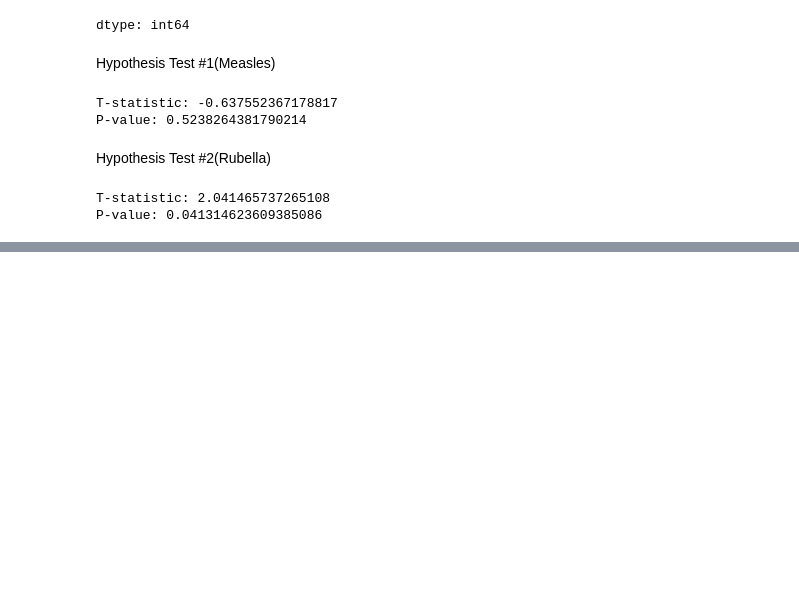
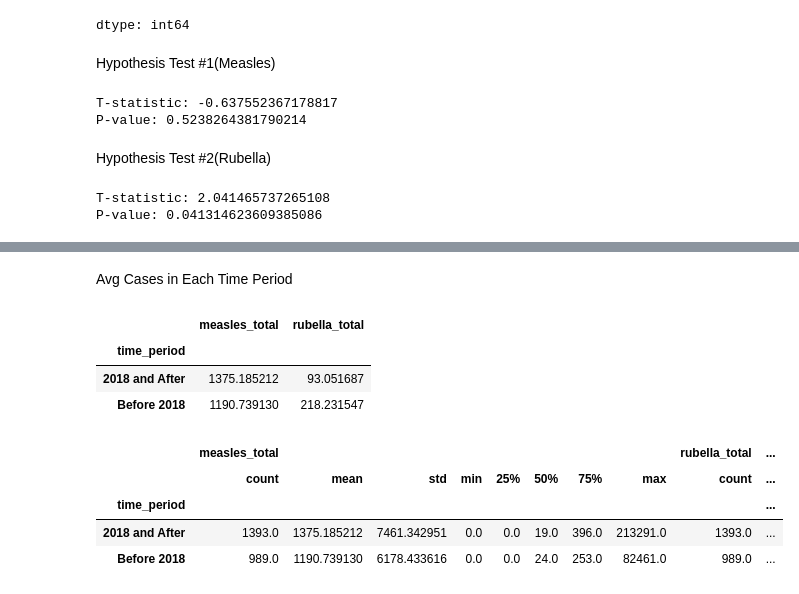
Before and after one commit to menemisan204-arch/DSRP-Measeles, a Jupyter notebook: DSRP_HealthCare_MisanMene.ipynb, the cells around one changed output, grey strips where cells are left out. Saved outputs shown, nothing was run; the diff lists cells and outputs as text; code cells hidden in the pictures; blank space fills up the shorter version.

```diff
--- a/DSRP_HealthCare_MisanMene.ipynb
+++ b/DSRP_HealthCare_MisanMene.ipynb
@@ -615,0 +626,17 @@ P-value: 0.041314623609385086
+# %% [markdown]
+Avg Cases in Each Time Period
+# %%
+cases_year.groupby("time_period")[["measles_total", "rubella_total"]].mean()
+# %% [output]
+|  | measles_total | rubella_total |
+| time_period |  |  |
+| 2018 and After | 1375.185212 | 93.051687 |
+| Before 2018 | 1190.739130 | 218.231547 |
+# %%
+cases_year.groupby("time_period")[["measles_total", "rubella_total"]].describe()
+# %% [output]
+|  | measles_total |  |  |  |  |  |  |  | rubella_total | ... |
+|  | count | mean | std | min | 25% | 50% | 75% | max | count | ... |
+| time_period |  |  |  |  |  |  |  |  |  | ... |
+| 2018 and After | 1393.0 | 1375.185212 | 7461.342951 | 0.0 | 0.0 | 19.0 | 396.0 | 213291.0 | 1393.0 | ... |
+| Before 2018 | 989.0 | 1190.739130 | 6178.433616 | 0.0 | 0.0 | 24.0 | 253.0 | 82461.0 | 989.0 | ... |
```
Also changed, not shown: parts of 6 cells of this notebook.
